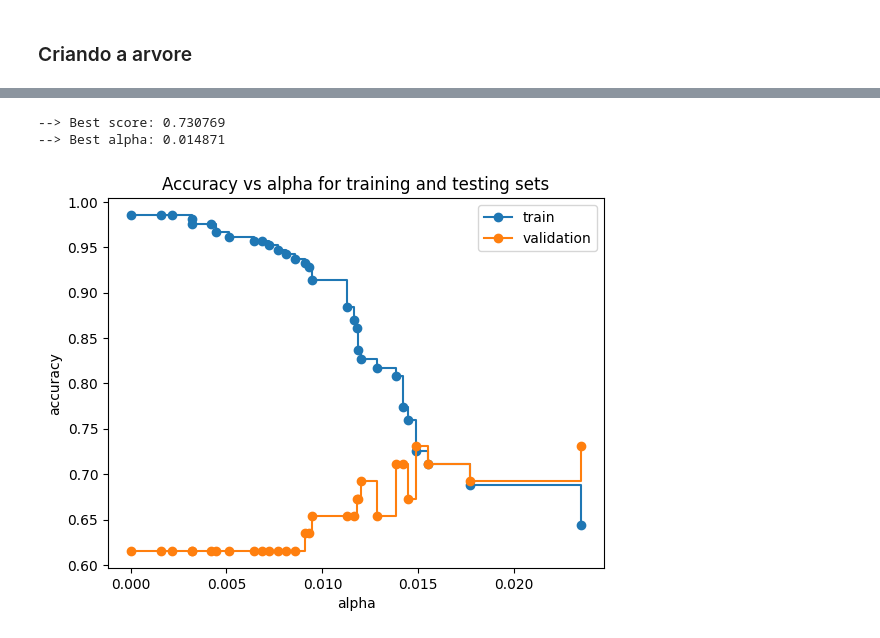
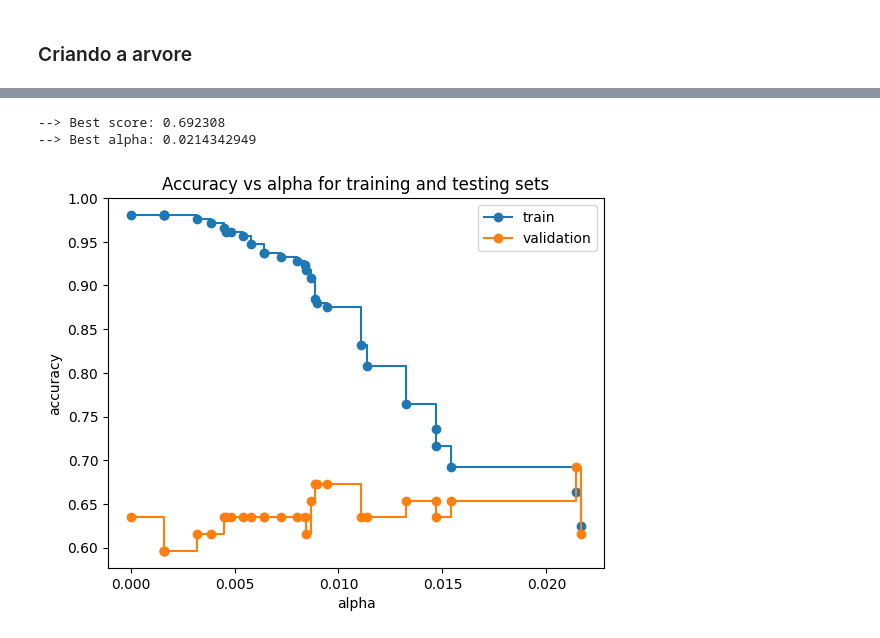
Before and after one commit to HodricVieira/Reconhecimento-de-digitos-ML-2023.2, a Jupyter notebook: Projeto 2/arvore_acoes.ipynb, the cells around one changed output, grey strips where cells are left out. Saved outputs shown, nothing was run; the diff lists cells and outputs as text; code cells hidden in the pictures.

```diff
--- a/Projeto 2/arvore_acoes.ipynb
+++ b/Projeto 2/arvore_acoes.ipynb
@@ -115,50 +103,44 @@ Text(0.5, 1.0, 'Total Impurity vs effective alpha for training set')
 # %%
-# Remove a última entrada de ccp_alphas
-ccp_alphas = ccp_alphas[:-1]
-
 # Loop para treinar uma árvore de decisão para cada valor de ccp_alpha
 trees = []
 for alpha in ccp_alphas:
     # Criação do classificador de árvore de decisão com o valor de ccp_alpha atual
     clf = DecisionTreeClassifier(random_state=RANDOM_STATE, ccp_alpha=alpha)
 
     # Treinamento do classificador com os dados de treinamento
     clf.fit(X_train, Y_train)
 
     # Adiciona a árvore treinada à lista de árvores
     trees.append(clf)
+
+train_scores = [clf.score(X_train, Y_train) for clf in trees]
+val_scores = []
+
+best_score = 0
+best_alpha = 1
+
+for i in range(len(trees)):
+    score = trees[i].score(X_val, Y_val)
+    val_scores.append(score)
+    if score > best_score:
+        best_score = score
+        best_alpha = ccp_alphas[i]
+
+print(f'--> Best score: {best_score:.6f}')
+print(f'--> Best alpha: {best_alpha:.10f}')
+
+fig, ax = plt.subplots()
+ax.set_xlabel("alpha")
+ax.set_ylabel("accuracy")
+ax.set_title("Accuracy vs alpha for training and testing sets")
+ax.plot(ccp_alphas, train_scores, marker="o", label="train", drawstyle="steps-post")
+ax.plot(ccp_alphas, val_scores, marker="o", label="validation", drawstyle="steps-post")
+ax.legend()
+plt.show()
+# %% [output]
+--> Best score: 0.692308
+--> Best alpha: 0.0214342949
+[figure, added]
-# %%
-train_scores = [clf.score(X_train, Y_train) for clf in trees]
-#val_scores = [clf.score(X_val, Y_val) for clf in trees]
-val_scores = []
-
-best_score = 0
-best_alpha = 1
-
-for i in range(len(trees)):
-    score = trees[i].score(X_val, Y_val)
-    val_scores.append(score)
-    if score > best_score:
-        best_score = score
-        best_alpha = ccp_alphas[i]
-
-
-
-print(f'--> Best score: {best_score:.6f}')
-print(f'--> Best alpha: {best_alpha:.6f}')
-
-fig, ax = plt.subplots()
-ax.set_xlabel("alpha")
-ax.set_ylabel("accuracy")
-ax.set_title("Accuracy vs alpha for training and testing sets")
-ax.plot(ccp_alphas, train_scores, marker="o", label="train", drawstyle="steps-post")
-ax.plot(ccp_alphas, val_scores, marker="o", label="validation", drawstyle="steps-post")
-ax.legend()
-plt.show()
-# %% [output]
---> Best score: 0.730769
---> Best alpha: 0.014871
-[figure, removed]
 # %%
 # Create the decision tree model
 model = DecisionTreeClassifier(random_state=RANDOM_STATE, ccp_alpha=best_alpha)
```
Also changed, not shown: parts of 11 cells of this notebook, 2 other files.
